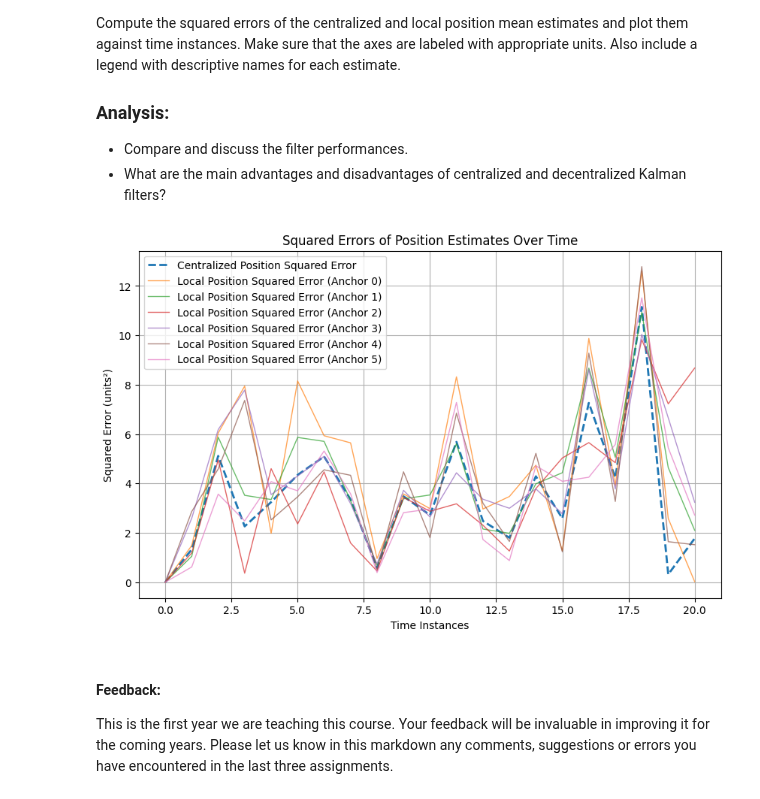
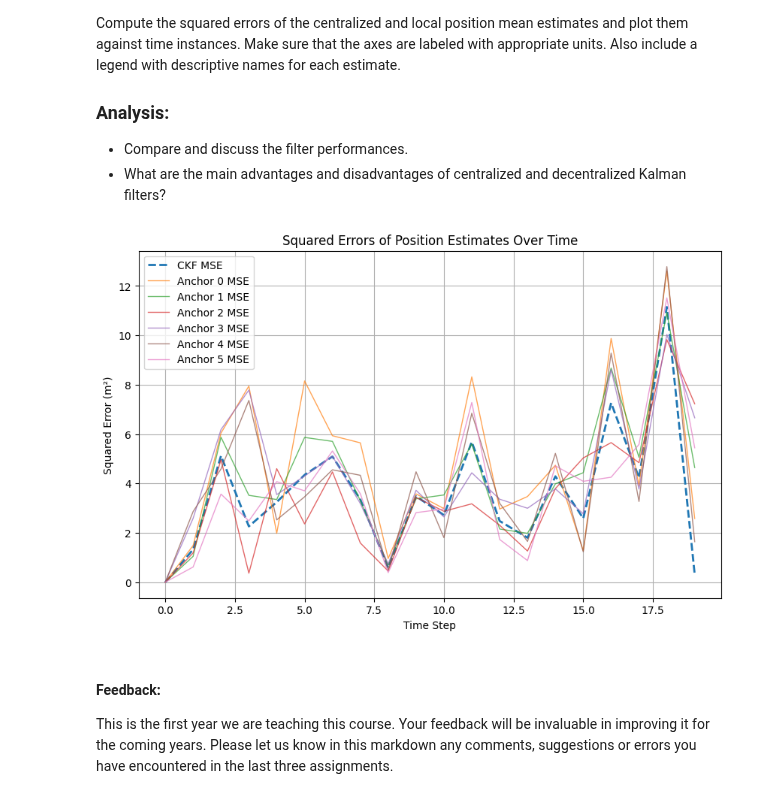
Before and after one commit to josephine-king/EE4760_KingJaspers, a Jupyter notebook: assignment4_students/assignment4_students.ipynb, the cells around one changed output. Cells and saved outputs as stored; diff of their text form; code cells hidden in the pictures.

```diff
--- a/assignment4_students/assignment4_students.ipynb
+++ b/assignment4_students/assignment4_students.ipynb
@@ -288,50 +272,37 @@ Compute the squared errors of the centralized and local position mean estimates
 - Compare and discuss the filter performances.
 - What are the main advantages and disadvantages of centralized and decentralized Kalman filters?
 # %%
-#### YOUR CODE HERE ####
-# Compute squared errors for each anchor at each time instance
-num_anchors = len(local_means)
-num_time_instances = len(centralized_means)
-
 # Initialize squared error arrays
-local_squared_errors = np.zeros((num_anchors, num_time_instances))
-centralized_squared_errors = np.zeros(num_time_instances)
+local_squared_errors = np.zeros((N, T))
+centralized_squared_errors = np.zeros(T)
 
 # Compute squared errors
-for t in range(num_time_instances):
+for t in range(T):
     centralized_pos = centralized_means[t][0:2]
     true_pos = np.reshape(true_states[0:2,t], (2,-1))
     centralized_squared_errors[t] = ((centralized_pos - true_pos)**2).mean(axis=0)
 
-    for anchor in range(num_anchors):
+    for anchor in range(N):
         local_pos = local_means[anchor][t][0:2]
         local_squared_errors[anchor, t] = ((local_pos - true_pos)**2).mean(axis=0)  # Squared error
 
 # Plot squared errors
-time_values = np.arange(num_time_instances)
+time_values = np.arange(T)
+plt.figure(figsize=(10, 6))
+plt.plot(time_values, centralized_squared_errors, label="CKF MSE", linestyle="--", linewidth=2)
+for anchor in range(N):
+    plt.plot(time_values, local_squared_errors[anchor], label=f"Anchor {anchor} MSE", alpha=0.7)
 
-plt.figure(figsize=(10, 6))
-
-# Plot centralized squared errors
-plt.plot(time_values, centralized_squared_errors, label="Centralized Position Squared Error", linestyle="--", linewidth=2)
-
-# Plot local squared errors for each anchor
-for anchor in range(num_anchors):
-    plt.plot(time_values, local_squared_errors[anchor], label=f"Local Position Squared Error (Anchor {anchor})", alpha=0.7)
-
-# Labeling the axes
-plt.xlabel("Time Instances")
-plt.ylabel("Squared Error (units²)")
+# Add labels
+plt.xlabel("Time Step")
+plt.ylabel("Squared Error (m²)")
 plt.title("Squared Errors of Position Estimates Over Time")
 plt.legend()
 plt.grid(True)
 
-# Show the plot
 plt.show()
-
-#### END HERE ####
 # %% [output]
-[figure, old version]
+[figure, new version]
 # %% [markdown]
 #### Feedback:
 This is the first year we are teaching this course. Your feedback will be invaluable in improving it for the coming years. Please let us know in this markdown any comments, suggestions or errors you have encountered in the last three assignments.
```
Also changed, not shown: parts of 4 cells of this notebook.
